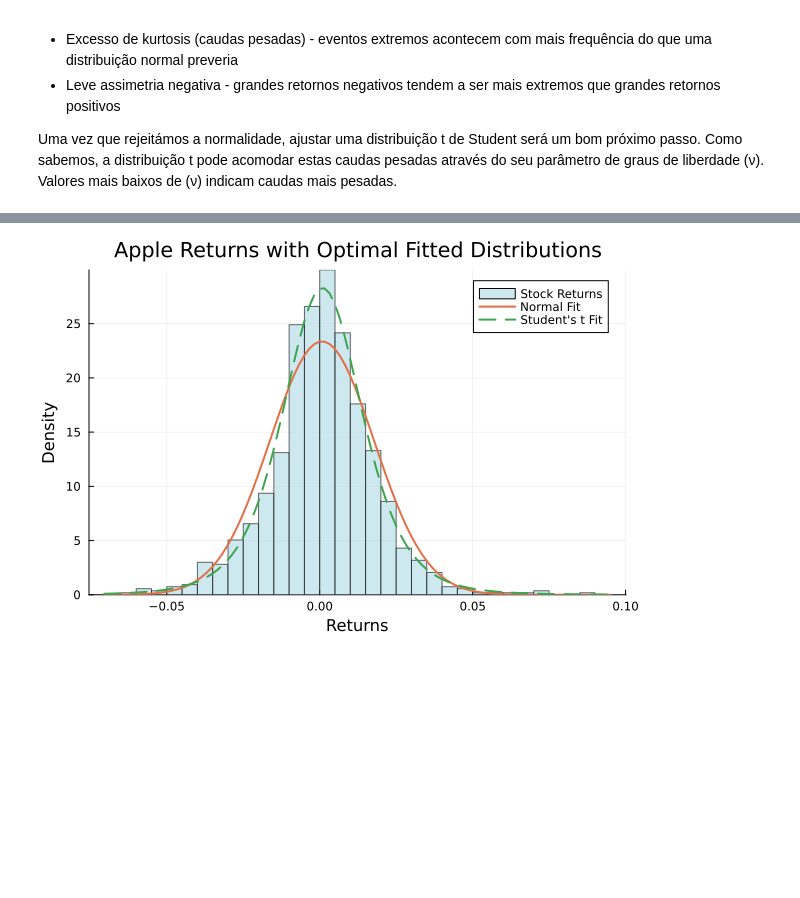
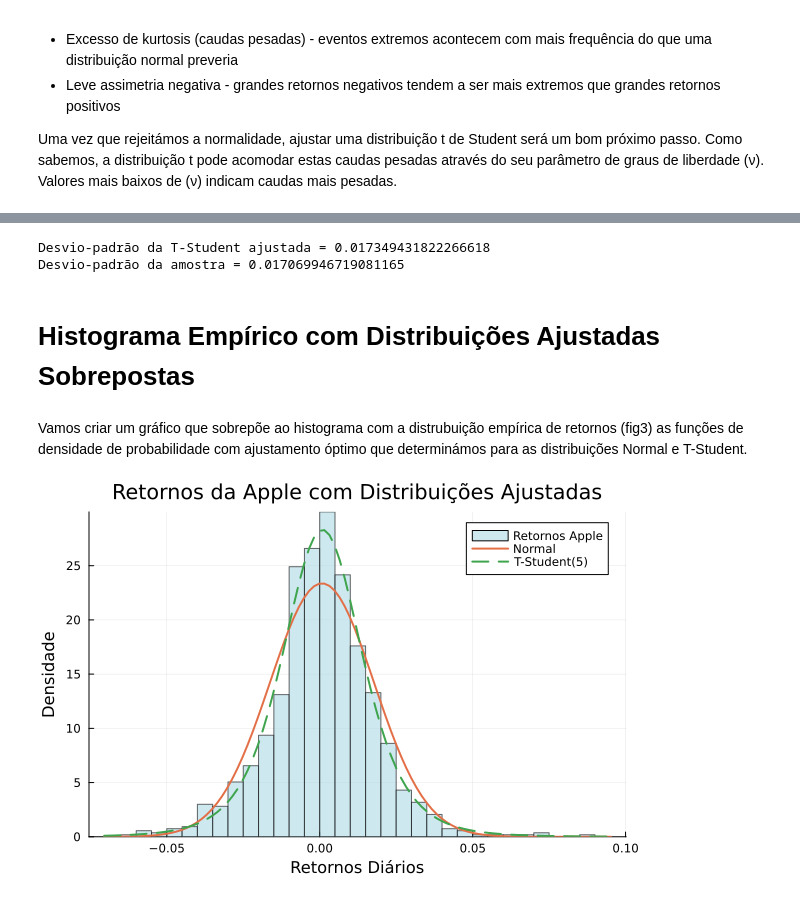
Before and after one commit to ASaragga/GRF, a Jupyter notebook: VaR_ETL.ipynb, the cells around one changed output, grey strips where cells are left out. Saved outputs shown, nothing was run; the diff lists cells and outputs as text; code cells hidden in the pictures; blank space fills up the shorter version.

```diff
--- a/VaR_ETL.ipynb
+++ b/VaR_ETL.ipynb
@@ -153,5 +171,7 @@ Uma vez que rejeitámos a normalidade, ajustar uma distribuição t de Student s
 # %%
-# Fit a normal distribution
+# Ajustamos a distribuição Normal aos retornos obervados, o que é muto simples
+
 μ, σ = mean(returns), std(returns)
-normal_fit = Normal(μ, σ)
+normal_ajs = Normal(μ, σ)
+println("Parâmetros: ", normal_ajs)
 # %% [output]
@@ -200,0 +179,8 @@ Standard-deviation of the fitted Student-t = 0.01734940990986271
+# %%
+# Ajustamos a distribuição T de Student óptima aos retornos obervados. Em particular, estaremos interessados em determinar o número de graus de liberdade óptimos (ν). A T-Student é parametrizada por: (ν) graus de liberdade, (μ) média, e (s) escala, o qual não é o desvio-padrão.
+
+ν_fit, μ_fit, s_fit = Caramel.fit_mle(TDist, returns)
+ν_fit = Int(round(ν_fit))
+println("Parâmetros: ν = ", ν_fit, ", μ = ", μ_fit, ", s = ", s_fit)
+
+# O Caramel faz o ajustamento à T-Student através do método de máxima verosimilhança.
@@ -201,19 +195,34 @@ Standard-deviation of the fitted Student-t = 0.01734940990986271
+# %%
+𝜎_fit = s_fit * sqrt(ν_fit / (ν_fit-2.0))
+
+println("Desvio-padrão da T-Student ajustada = ", 𝜎_fit)
+
+println("Desvio-padrão da amostra = ", σ)
+
+# Se o desvio padrão amostral dos dados fosse muito diferente, os parâmetros ajustados provavelmente estariam incorretos, e deveríamos rever o processo de optimização utilizado (Fminbox(LBFGS())).
+# %% [output]
+Desvio-padrão da T-Student ajustada = 0.017349431822266618
+Desvio-padrão da amostra = 0.017069946719081165
+# %% [markdown]
+# Histograma Empírico com Distribuições Ajustadas Sobrepostas
+# %% [markdown]
+Vamos criar um gráfico que sobrepõe ao histograma com a distrubuição empírica de retornos (fig3) as funções de densidade de probabilidade com ajustamento óptimo que determinámos para as distribuições Normal e T-Student.
 # %%
-# Create the fitted Student's t distribution
-t_fit = LocationScale(μ_fit, s_fit, TDist(ν_fit))  # Use LocationScale for proper shifting/scaling
+# T-Student
+t_fit = LocationScale(μ_fit, s_fit, TDist(ν_fit))  # Usamos LocationScale para obter deslocamento/escala adequados
 
-# Plot the histogram with empirical distribution
-histogram(returns, bins=30, color=:lightblue, normalize=:pdf, label="Stock Returns", alpha=0.6)
+# Histograma com a distribuição empírica
+histogram(returns, bins=30, color=:lightblue, normalize=:pdf, label="Retornos Apple", alpha=0.6)
 
-# Overlay the fitted normal distribution
-x_range = range(minimum(returns) - 0.01, maximum(returns) + 0.01, length=100)  # Extend x_range
-plot!(x_range, pdf.(normal_fit, x_range), label="Normal Fit", linewidth=2)
+# Sobrepomos a distribuição Normal ajustada
+x_range = range(minimum(returns) - 0.01, maximum(returns) + 0.01, length=100)  # Extendemos o x_range por razões de estética...
+plot!(x_range, pdf.(normal_fit, x_range), label="Normal", linewidth=2)
 
-# Overlay the fitted Student's t distribution
-fig4 = plot!(x_range, pdf.(t_fit, x_range), label="Student's t Fit", linewidth=2, linestyle=:dash)
+# Sobrepomos a distribuição T-Student óptima ajustada
+fig4 = plot!(x_range, pdf.(t_fit, x_range), label="T-Student($ν_fit)", linewidth=2, linestyle=:dash)
 
-title!("Apple Returns with Optimal Fitted Distributions")
-xlabel!("Returns")
-ylabel!("Density")
+title!("Retornos da Apple com Distribuições Ajustadas")
+xlabel!("Retornos Diários")
+ylabel!("Densidade")
 # %% [output]
-[figure, old version]
+[figure, new version]
```
Also changed, not shown: parts of 18 cells of this notebook.
